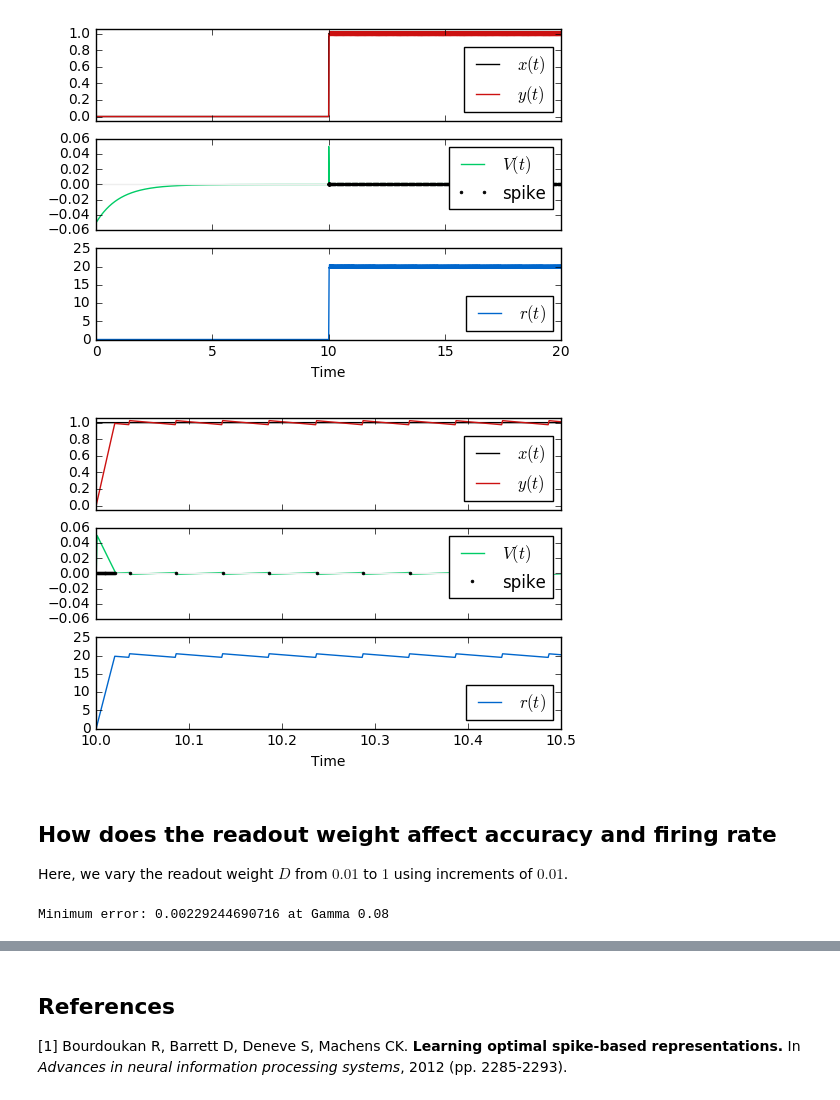
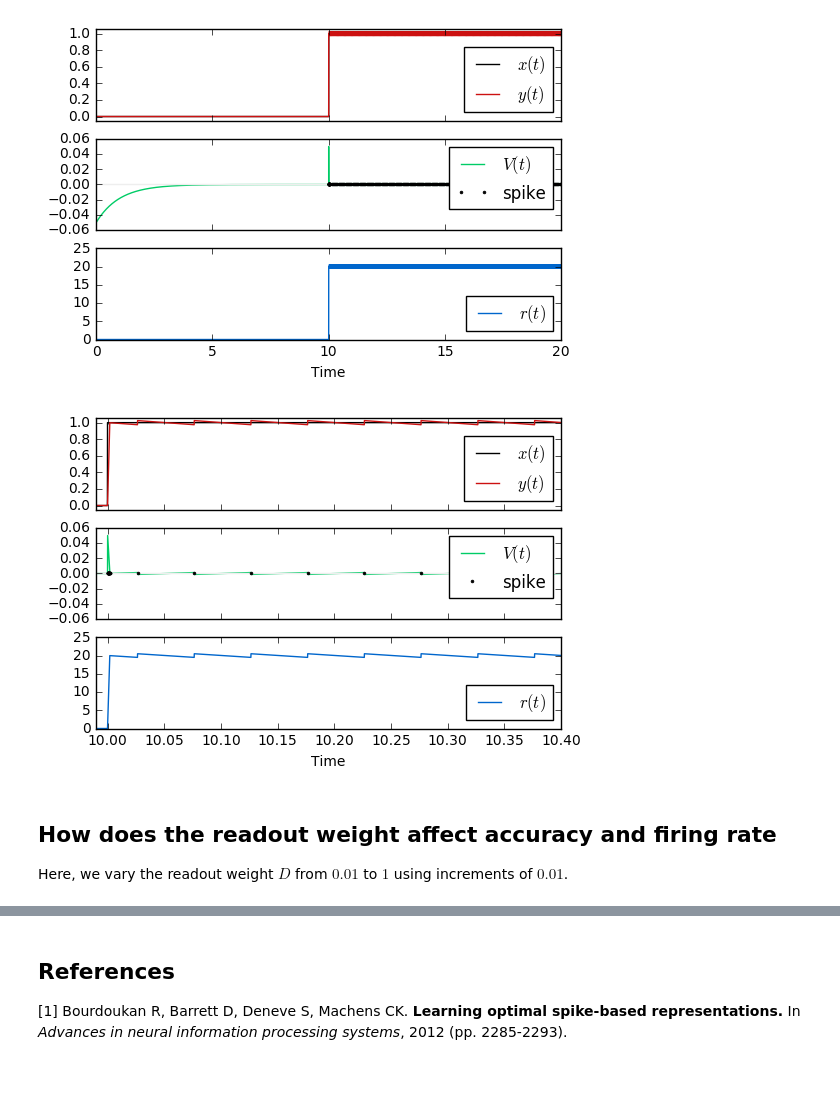
Before and after one commit to degoldschmidt/network-rotation, a Jupyter notebook: predcoding_scalar.ipynb, the cells around one changed output, grey strips where cells are left out. Saved outputs shown, nothing was run; the diff lists cells and outputs as text; code cells hidden in the pictures.

```diff
--- a/predcoding_scalar.ipynb
+++ b/predcoding_scalar.ipynb
@@ -84,7 +84,7 @@ from matplotlib.legend_handler import HandlerLine2D
 
 " Parameters/container definitions "
 T        = 20                     # Total duration
-dt       = 0.001                  # Integration time step
+dt       = 0.0001                 # Integration time step
 time     = np.arange(0, T+dt, dt) # Time array
 V        = np.zeros(len(time))    # Membrane potential
 a        = 1.0                    # Input amplitude
@@ -101,11 +101,11 @@ decay    = 1.0                    # Decay constant
 
 " Voltage ODE "
 def dV(i, spike):
-    return - decay * V[i] + D*(x[i]+(x[i]-x[i-1])/dt) - D*D*spike/dt
+    return - decay * V[i] + D*(decay*x[i]+(x[i]-x[i-1])/dt) - D*D*spike/dt
 
 " Decoder ODE "
 def dy(i, spike):
-    return - decay * y[i] + D*spike/dt
+    return - decay*y[i] + D*spike/dt
 
 def dr(i, spike):
     return - rate[i] + spike/dt
@@ -160,24 +160,24 @@ plt.show()
 # %%
 " Plotting signal, readout and membrane potential "
 f, axarr = plt.subplots(3, sharex=True)
 axarr[0].plot(time, x, 'k-', label = '$x(t)$')
 axarr[0].plot(time, y, color='#cc1111', label='$y(t)$')
 axarr[0].set_ylim([-0.05, a+0.05])
 axarr[0].legend(loc=4)
 
 axarr[1].plot(time, V, color='#00cc66', label = '$V(t)$')
 axarr[1].plot([0,T],[Thr,Thr], color='#eeeeee')
 spikes, = axarr[1].plot(time[o[:]==1], Thr*o[o[:]==1], 'k.', markersize=4, label = 'spike')
 axarr[1].legend(handler_map={spikes: HandlerLine2D(numpoints=1)})
 
 axarr[2].plot(time, rate, color='#0066cc', label = '$r(t)$')
 axarr[2].legend(loc=4)
 
-plt.xlim([10.000, 10.500])
+plt.xlim([9.990, 10.400])
 plt.xlabel("Time")
 plt.show()
 # %% [output]
-[figure, old version]
+[figure, new version]
 # %% [markdown]
 ## How does the readout weight affect accuracy and firing rate
 
@@ -202,8 +202,6 @@ for trials in range(100):
     #print("D: %1.2f\tInverse Mean ISI:%1.9f (%u samples)" % (D, 1./np.mean(diff(st)), len(st)))
 minD = Ds[np.argmin(means)]
 print("Minimum error:", np.min(means), "at Gamma", minD)
-# %% [output]
-Minimum error: 0.00229244690716 at Gamma 0.08
 # %%
 " Print/plot minimum error w.r.t. D "
 f, axarr = plt.subplots(2, sharex=True)
```
Also changed, not shown: parts of 2 cells of this notebook, 5 other files.
